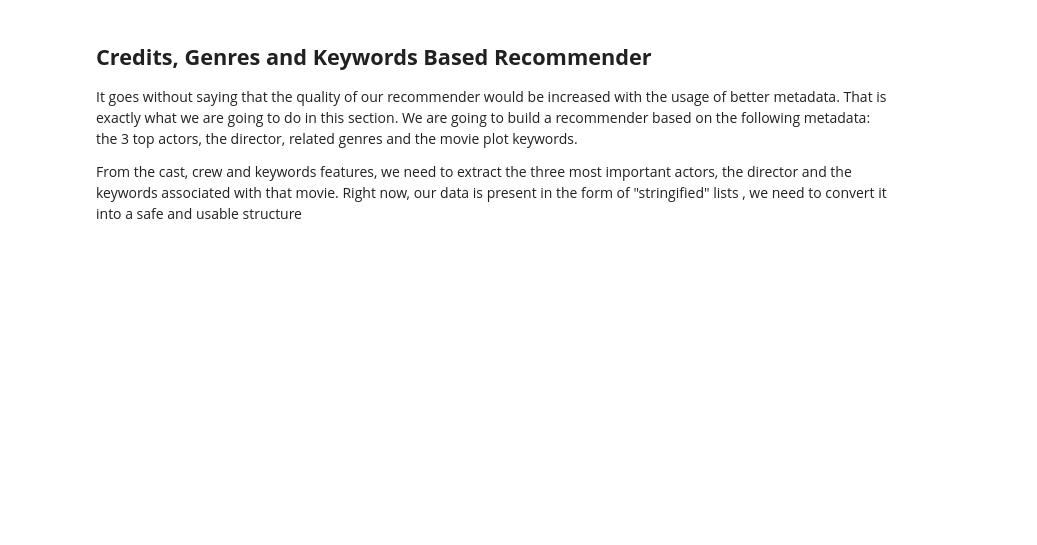
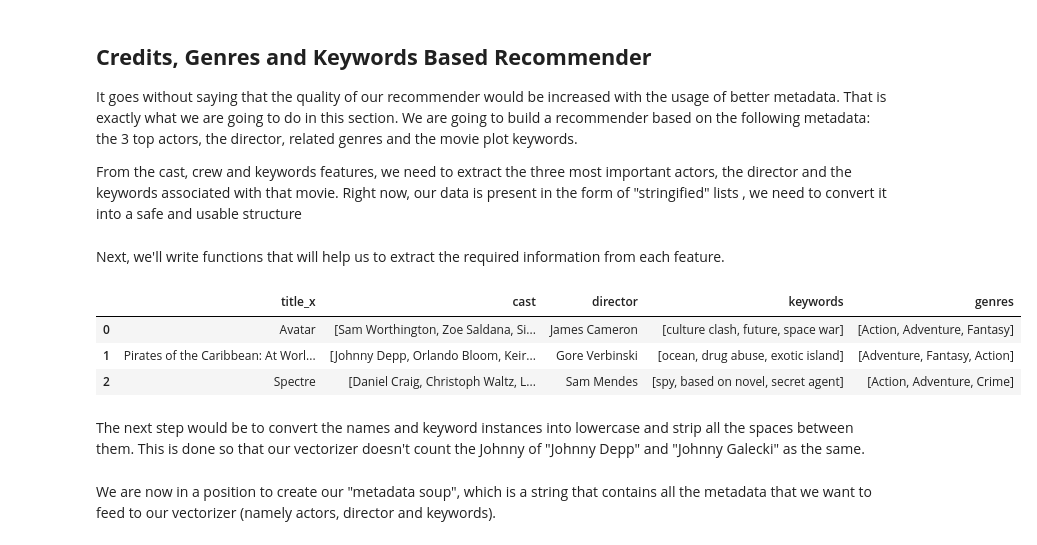
Before and after one commit to SyedNusrath/Digit_Recognizer, a Jupyter notebook: Movies_Recommendation_Engine/Movies_Recommendation_Engine.ipynb, the cells around one changed output. Cells and saved outputs as stored; diff of their text form; code cells hidden in the pictures; blank space fills up the shorter version.

```diff
--- a/Movies_Recommendation_Engine/Movies_Recommendation_Engine.ipynb
+++ b/Movies_Recommendation_Engine/Movies_Recommendation_Engine.ipynb
@@ -289,3 +289,48 @@ While our system has done a decent job of finding movies with similar plot descr
 It goes without saying that the quality of our recommender would be increased with the usage of better metadata. That is exactly what we are going to do in this section. We are going to build a recommender based on the following metadata: the 3 top actors, the director, related genres and the movie plot keywords.
 
 From the cast, crew and keywords features, we need to extract the three most important actors, the director and the keywords associated with that movie. Right now, our data is present in the form of "stringified" lists , we need to convert it into a safe and usable structure
+# %%
+# Parse the stringified features into their corresponding python objects
+from ast import literal_eval
+
+features = ['cast', 'crew', 'keywords', 'genres']
+for feature in features:
+    df2[feature] = df2[feature].apply(literal_eval)
+# %% [markdown]
+Next, we'll write functions that will help us to extract the required information from each feature.
+# %%
+# get the Director name from the crew's feature. If director is not listed, return NaN
+def get_director(x):
+    for i in x:
+        if i['job'] == 'Director':
+            return i['name']
+    return np.nan
+# %%
+# Returns the list top 3 elements or entire list; whichever is more.
+def get_list(x):
+    if isinstance(x, list):
+        names = [i['name'] for i in x]
+        #Check if more than 3 elements exist. If yes, return only first three. If no, return entire list.
+        if len(names) > 3:
+            names = names[:3]
+        return names
+
+    #Return empty list in case of missing/malformed data
+    return []
+# %%
+# Define new director, cast, genres and keywords features that are in a suitable form.
+df2['director'] = df2['crew'].apply(get_director)
+
+features = ['cast', 'keywords', 'genres']
+for feature in features:
+    df2[feature] = df2[feature].apply(get_list)
+# %%
+# Print the new features of the first 3 films
+df2[['title_x', 'cast', 'director', 'keywords', 'genres']].head(3)
+# %% [output]
+|  | title_x | cast | director | keywords | genres |
+| 0 | Avatar | [Sam Worthington, Zoe Saldana, Si... | James Cameron | [culture clash, future, space war] | [Action, Adventure, Fantasy] |
+| 1 | Pirates of the Caribbean: At Worl... | [Johnny Depp, Orlando Bloom, Keir... | Gore Verbinski | [ocean, drug abuse, exotic island] | [Adventure, Fantasy, Action] |
+| 2 | Spectre | [Daniel Craig, Christoph Waltz, L... | Sam Mendes | [spy, based on novel, secret agent] | [Action, Adventure, Crime] |
+# %% [markdown]
+The next step would be to convert the names and keyword instances into lowercase and strip all the spaces between them. This is done so that our vectorizer doesn't count the Johnny of "Johnny Depp" and "Johnny Galecki" as the same.
@@ -291,0 +354,2 @@ From the cast, crew and keywords features, we need to extract the three most imp
+# %% [markdown]
+We are now in a position to create our "metadata soup", which is a string that contains all the metadata that we want to feed to our vectorizer (namely actors, director and keywords).
```
Also changed, not shown: parts of 25 cells of this notebook.
